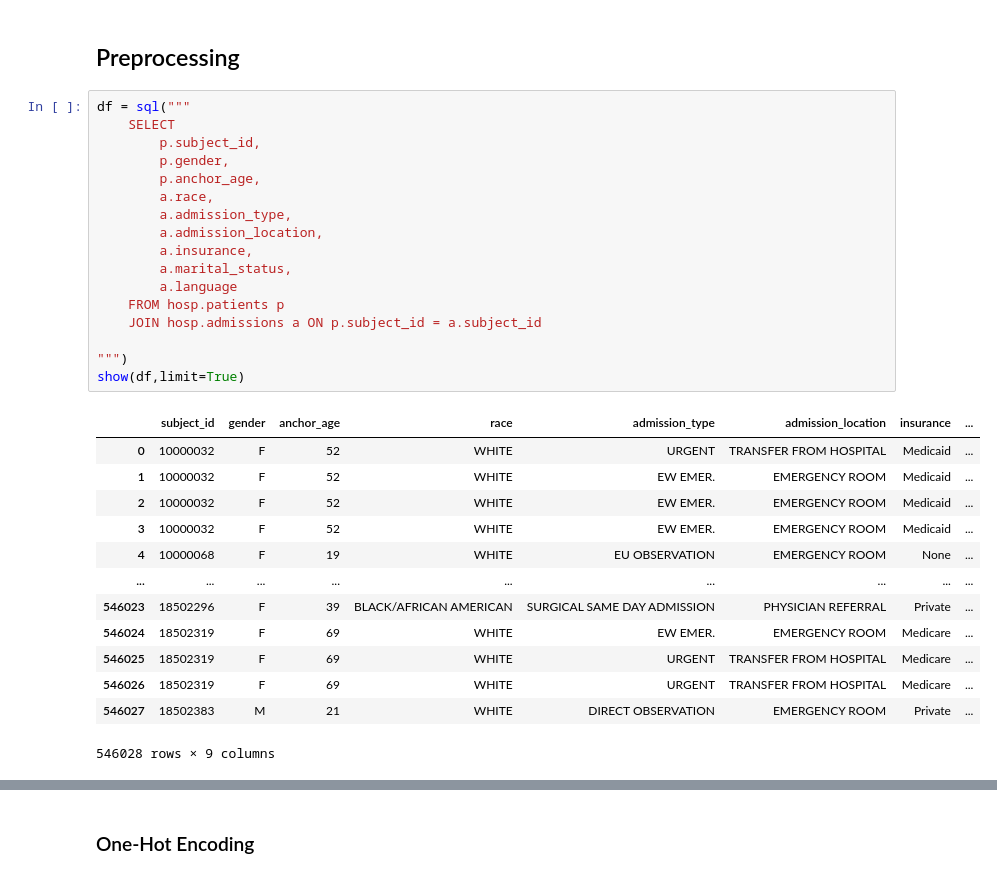
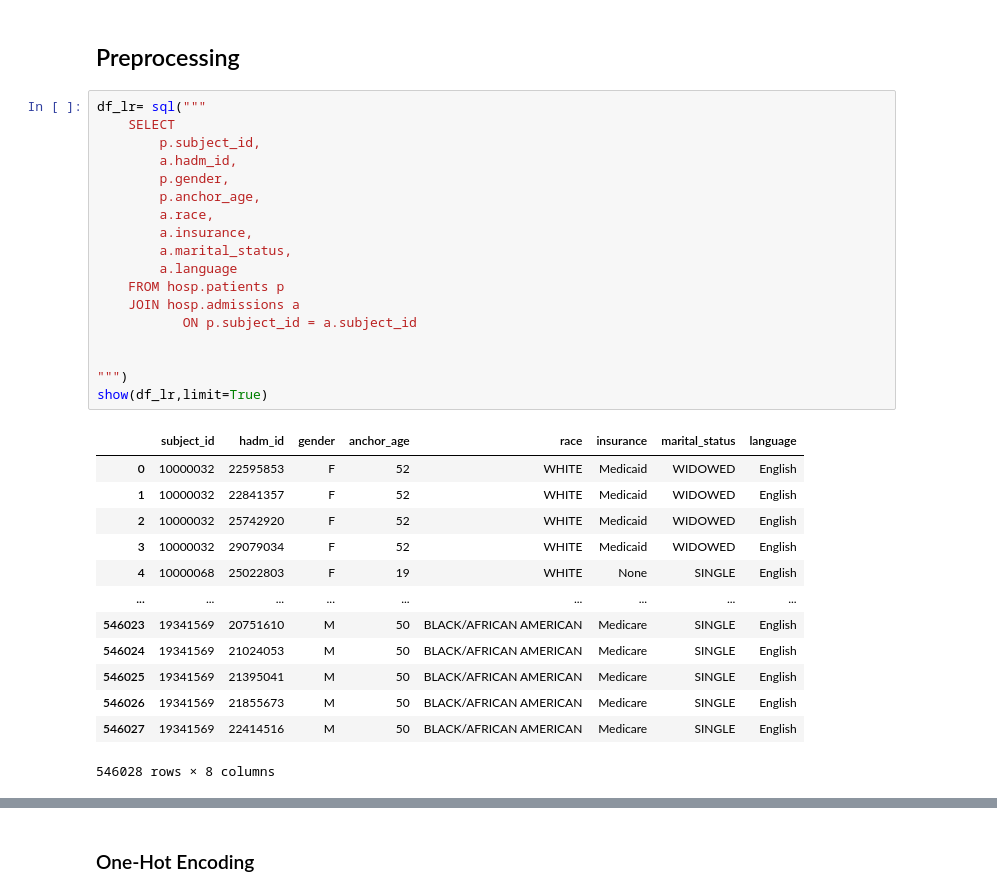
Before and after one commit to ayk-404/fs-thesis, a Jupyter notebook: data_analysis.ipynb, the cells around one changed output, grey strips where cells are left out. Drawn from its saved outputs; the diff is of its cells as text.

```diff
--- a/data_analysis.ipynb
+++ b/data_analysis.ipynb
@@ -407,33 +407,34 @@ Why? Logistic regression is a better use to have a percentage value and in this
 # %% [markdown]
 ## Preprocessing
 # %%
-df = sql("""
+df_lr= sql("""
     SELECT
         p.subject_id,
+        a.hadm_id,
         p.gender,
         p.anchor_age,
         a.race,
-        a.admission_type,
-        a.admission_location,
         a.insurance,
         a.marital_status,
         a.language
     FROM hosp.patients p
-    JOIN hosp.admissions a ON p.subject_id = a.subject_id
+    JOIN hosp.admissions a
+           ON p.subject_id = a.subject_id
+
 
 """)
-show(df,limit=True)
+show(df_lr,limit=True)
 # %% [output]
-|  | subject_id | gender | anchor_age | race | admission_type | admission_location | insurance | ... |
-| 0 | 10000032 | F | 52 | WHITE | URGENT | TRANSFER FROM HOSPITAL | Medicaid | ... |
-| 1 | 10000032 | F | 52 | WHITE | EW EMER. | EMERGENCY ROOM | Medicaid | ... |
-| 2 | 10000032 | F | 52 | WHITE | EW EMER. | EMERGENCY ROOM | Medicaid | ... |
-| 3 | 10000032 | F | 52 | WHITE | EW EMER. | EMERGENCY ROOM | Medicaid | ... |
-| 4 | 10000068 | F | 19 | WHITE | EU OBSERVATION | EMERGENCY ROOM | None | ... |
+|  | subject_id | hadm_id | gender | anchor_age | race | insurance | marital_status | language |
+| 0 | 10000032 | 22595853 | F | 52 | WHITE | Medicaid | WIDOWED | English |
+| 1 | 10000032 | 22841357 | F | 52 | WHITE | Medicaid | WIDOWED | English |
+| 2 | 10000032 | 25742920 | F | 52 | WHITE | Medicaid | WIDOWED | English |
+| 3 | 10000032 | 29079034 | F | 52 | WHITE | Medicaid | WIDOWED | English |
+| 4 | 10000068 | 25022803 | F | 19 | WHITE | None | SINGLE | English |
 | ... | ... | ... | ... | ... | ... | ... | ... | ... |
-| 546023 | 18502296 | F | 39 | BLACK/AFRICAN AMERICAN | SURGICAL SAME DAY ADMISSION | PHYSICIAN REFERRAL | Private | ... |
-| 546024 | 18502319 | F | 69 | WHITE | EW EMER. | EMERGENCY ROOM | Medicare | ... |
-| 546025 | 18502319 | F | 69 | WHITE | URGENT | TRANSFER FROM HOSPITAL | Medicare | ... |
-| 546026 | 18502319 | F | 69 | WHITE | URGENT | TRANSFER FROM HOSPITAL | Medicare | ... |
-| 546027 | 18502383 | M | 21 | WHITE | DIRECT OBSERVATION | EMERGENCY ROOM | Private | ... |
+| 546023 | 19341569 | 20751610 | M | 50 | BLACK/AFRICAN AMERICAN | Medicare | SINGLE | English |
+| 546024 | 19341569 | 21024053 | M | 50 | BLACK/AFRICAN AMERICAN | Medicare | SINGLE | English |
+| 546025 | 19341569 | 21395041 | M | 50 | BLACK/AFRICAN AMERICAN | Medicare | SINGLE | English |
+| 546026 | 19341569 | 21855673 | M | 50 | BLACK/AFRICAN AMERICAN | Medicare | SINGLE | English |
+| 546027 | 19341569 | 22414516 | M | 50 | BLACK/AFRICAN AMERICAN | Medicare | SINGLE | English |
-546028 rows × 9 columns
+546028 rows × 8 columns
```
Also changed, not shown: parts of 10 cells of this notebook.
